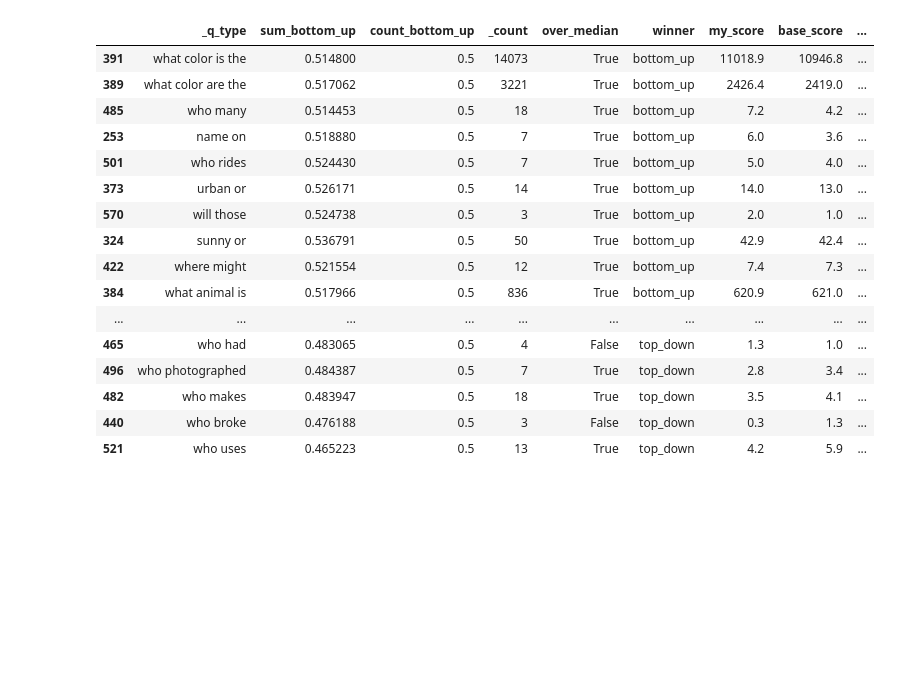
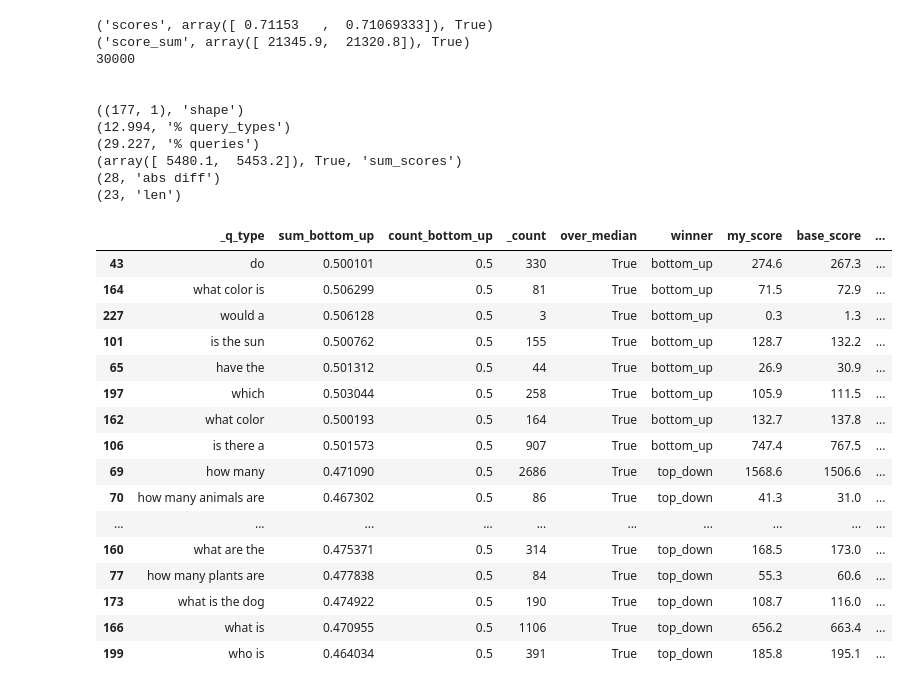
Before and after one commit to bcsaldias/VQA-analysis, a Jupyter notebook: analysis/05-analysis.ipynb, the cells around one changed output. Drawn from its saved outputs; the diff is of its cells as text; code cells hidden in the pictures; blank space fills up the shorter version.

```diff
--- a/analysis/05-analysis.ipynb
+++ b/analysis/05-analysis.ipynb
@@ -126,20 +150,35 @@ different = get_differents(1)
-# %%
-different
-# %% [output]
-|  | _q_type | sum_bottom_up | count_bottom_up | _count | over_median | winner | my_score | base_score | ... |
-| 391 | what color is the | 0.514800 | 0.5 | 14073 | True | bottom_up | 11018.9 | 10946.8 | ... |
-| 389 | what color are the | 0.517062 | 0.5 | 3221 | True | bottom_up | 2426.4 | 2419.0 | ... |
-| 485 | who many | 0.514453 | 0.5 | 18 | True | bottom_up | 7.2 | 4.2 | ... |
-| 253 | name on | 0.518880 | 0.5 | 7 | True | bottom_up | 6.0 | 3.6 | ... |
-| 501 | who rides | 0.524430 | 0.5 | 7 | True | bottom_up | 5.0 | 4.0 | ... |
-| 373 | urban or | 0.526171 | 0.5 | 14 | True | bottom_up | 14.0 | 13.0 | ... |
-| 570 | will those | 0.524738 | 0.5 | 3 | True | bottom_up | 2.0 | 1.0 | ... |
-| 324 | sunny or | 0.536791 | 0.5 | 50 | True | bottom_up | 42.9 | 42.4 | ... |
-| 422 | where might | 0.521554 | 0.5 | 12 | True | bottom_up | 7.4 | 7.3 | ... |
-| 384 | what animal is | 0.517966 | 0.5 | 836 | True | bottom_up | 620.9 | 621.0 | ... |
-| ... | ... | ... | ... | ... | ... | ... | ... | ... | ... |
-| 465 | who had | 0.483065 | 0.5 | 4 | False | top_down | 1.3 | 1.0 | ... |
-| 496 | who photographed | 0.484387 | 0.5 | 7 | True | top_down | 2.8 | 3.4 | ... |
-| 482 | who makes | 0.483947 | 0.5 | 18 | True | top_down | 3.5 | 4.1 | ... |
-| 440 | who broke | 0.476188 | 0.5 | 3 | False | top_down | 0.3 | 1.3 | ... |
-| 521 | who uses | 0.465223 | 0.5 | 13 | True | top_down | 4.2 | 5.9 | ... |
+# %%
+scenario = 'abstract'
+summary = get_summary(scenario, _set='val')
+print('\n')
+different = get_differents(summary, p=.66, min_count=2)
+different
+# %% [output]
+('scores', array([ 0.71153   ,  0.71069333]), True)
+('score_sum', array([ 21345.9,  21320.8]), True)
+30000
+
+
+((177, 1), 'shape')
+(12.994, '% query_types')
+(29.227, '% queries')
+(array([ 5480.1,  5453.2]), True, 'sum_scores')
+(28, 'abs diff')
+(23, 'len')
+|  | _q_type | sum_bottom_up | count_bottom_up | _count | over_median | winner | my_score | base_score | ... |
+| 43 | do | 0.500101 | 0.5 | 330 | True | bottom_up | 274.6 | 267.3 | ... |
+| 164 | what color is | 0.506299 | 0.5 | 81 | True | bottom_up | 71.5 | 72.9 | ... |
+| 227 | would a | 0.506128 | 0.5 | 3 | True | bottom_up | 0.3 | 1.3 | ... |
+| 101 | is the sun | 0.500762 | 0.5 | 155 | True | bottom_up | 128.7 | 132.2 | ... |
+| 65 | have the | 0.501312 | 0.5 | 44 | True | bottom_up | 26.9 | 30.9 | ... |
+| 197 | which | 0.503044 | 0.5 | 258 | True | bottom_up | 105.9 | 111.5 | ... |
+| 162 | what color | 0.500193 | 0.5 | 164 | True | bottom_up | 132.7 | 137.8 | ... |
+| 106 | is there a | 0.501573 | 0.5 | 907 | True | bottom_up | 747.4 | 767.5 | ... |
+| 69 | how many | 0.471090 | 0.5 | 2686 | True | top_down | 1568.6 | 1506.6 | ... |
+| 70 | how many animals are | 0.467302 | 0.5 | 86 | True | top_down | 41.3 | 31.0 | ... |
+| ... | ... | ... | ... | ... | ... | ... | ... | ... | ... |
+| 160 | what are the | 0.475371 | 0.5 | 314 | True | top_down | 168.5 | 173.0 | ... |
+| 77 | how many plants are | 0.477838 | 0.5 | 84 | True | top_down | 55.3 | 60.6 | ... |
+| 173 | what is the dog | 0.474922 | 0.5 | 190 | True | top_down | 108.7 | 116.0 | ... |
+| 166 | what is | 0.470955 | 0.5 | 1106 | True | top_down | 656.2 | 663.4 | ... |
+| 199 | who is | 0.464034 | 0.5 | 391 | True | top_down | 185.8 | 195.1 | ... |
```
Also changed, not shown: parts of 3 cells of this notebook.
